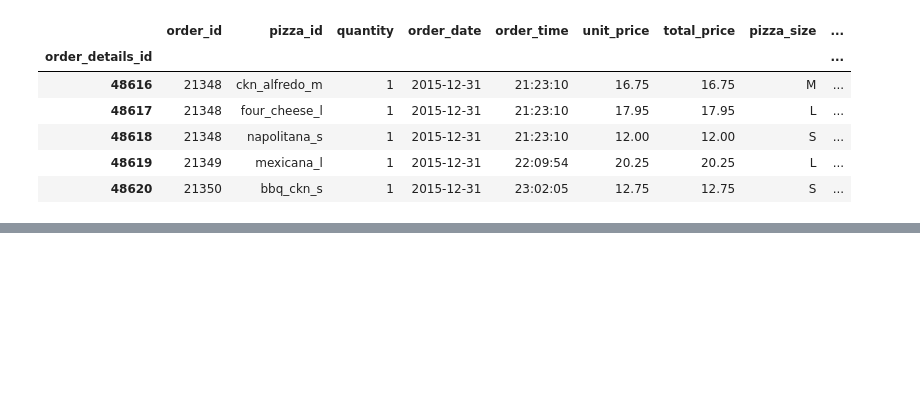
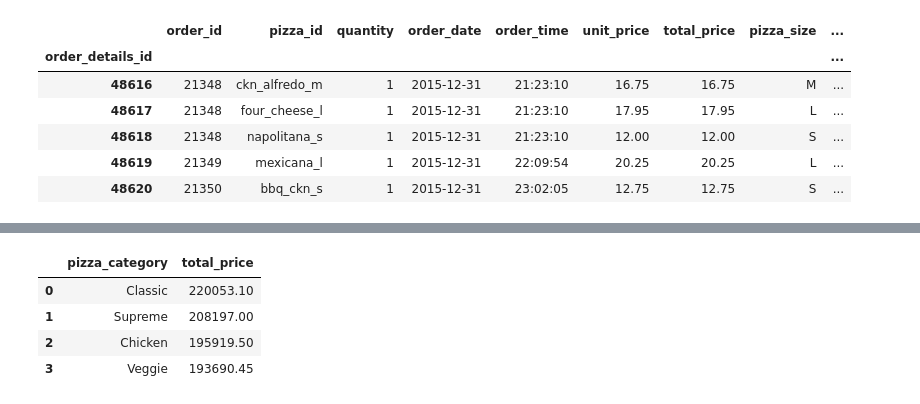
Before and after one commit to chemutai254/DATA, a Jupyter notebook: EDA/Pizza_Sales_Analysis.ipynb, the cells around one changed output, grey strips where cells are left out. Drawn from its saved outputs; the diff is of its cells as text; code cells hidden in the pictures; blank space fills up the shorter version.

```diff
--- a/EDA/Pizza_Sales_Analysis.ipynb
+++ b/EDA/Pizza_Sales_Analysis.ipynb
@@ -203,0 +225,10 @@ pizza_df.tail()
+# %%
+# Calculating the total sales for each pizza category
+total_sales = pizza_df.groupby('pizza_category')['total_price'].sum().sort_values(ascending=False).reset_index()
+total_sales
+# %% [output]
+|  | pizza_category | total_price |
+| 0 | Classic | 220053.10 |
+| 1 | Supreme | 208197.00 |
+| 2 | Chicken | 195919.50 |
+| 3 | Veggie | 193690.45 |
```
Also changed, not shown: parts of 14 cells of this notebook.
